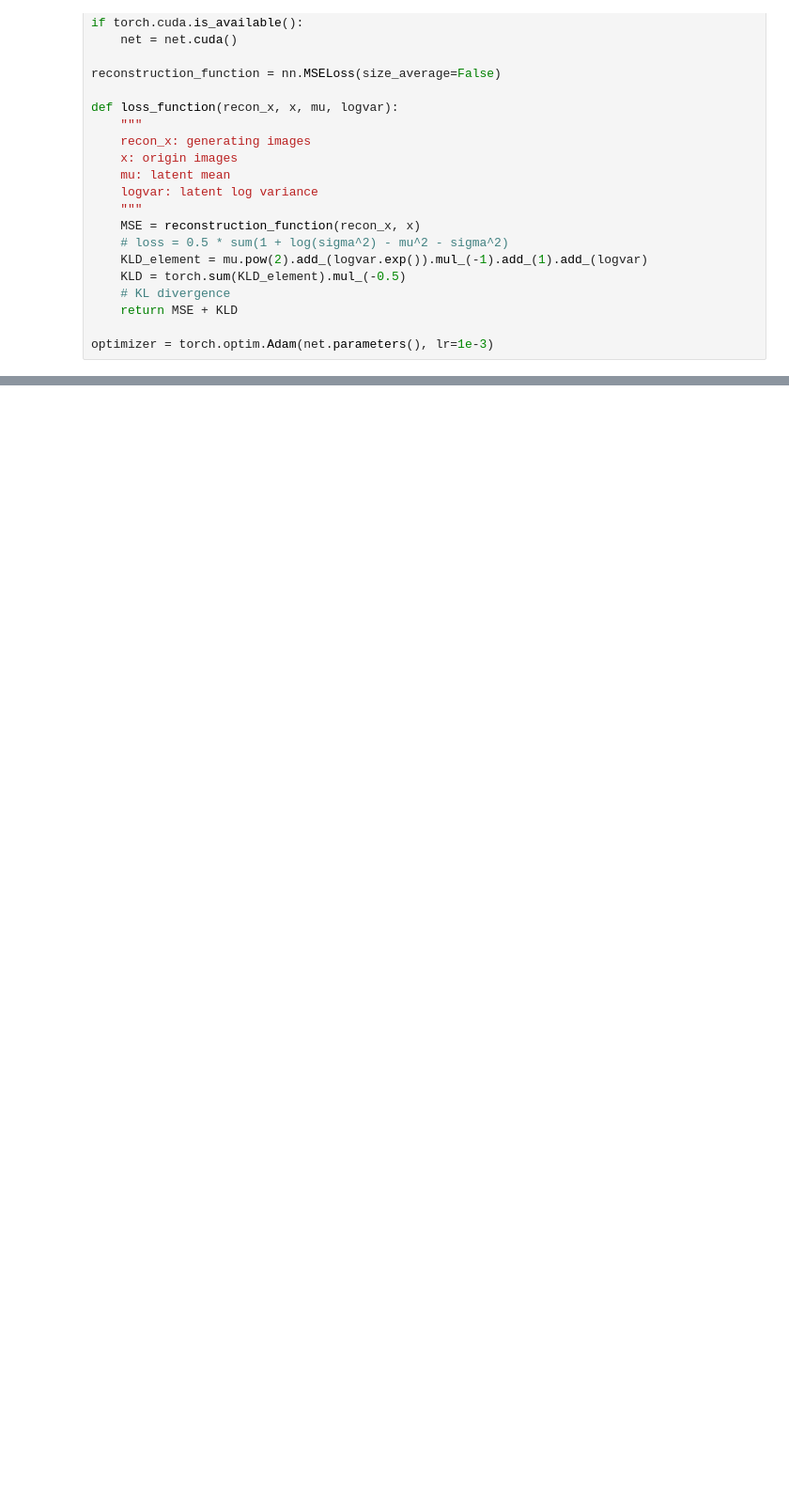
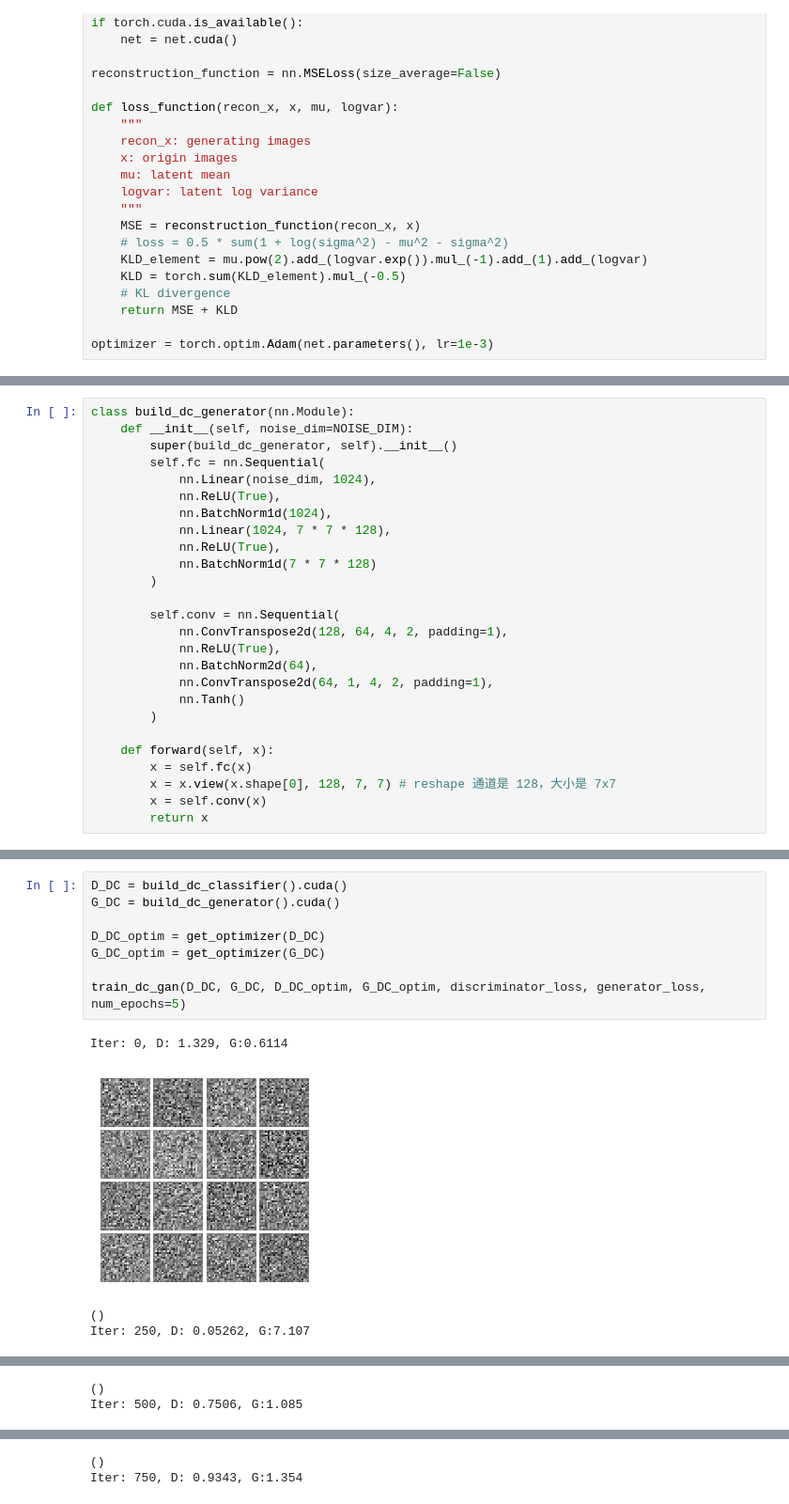
Before and after one commit to vincentgc/Deep-learning, a Jupyter notebook: Basic/GAN.ipynb, the cells around one changed output, grey strips where cells are left out. Shown at 94% size. Drawn from its saved outputs; the diff is of its cells as text; blank space fills up the shorter version.

```diff
--- a/Basic/GAN.ipynb
+++ b/Basic/GAN.ipynb
@@ -265,0 +610,26 @@ optimizer = torch.optim.Adam(net.parameters(), lr=1e-3)
+# %%
+class build_dc_generator(nn.Module):
+    def __init__(self, noise_dim=NOISE_DIM):
+        super(build_dc_generator, self).__init__()
+        self.fc = nn.Sequential(
+            nn.Linear(noise_dim, 1024),
+            nn.ReLU(True),
+            nn.BatchNorm1d(1024),
+            nn.Linear(1024, 7 * 7 * 128),
+            nn.ReLU(True),
+            nn.BatchNorm1d(7 * 7 * 128)
+        )
+
+        self.conv = nn.Sequential(
+            nn.ConvTranspose2d(128, 64, 4, 2, padding=1),
+            nn.ReLU(True),
+            nn.BatchNorm2d(64),
+            nn.ConvTranspose2d(64, 1, 4, 2, padding=1),
+            nn.Tanh()
+        )
+
+    def forward(self, x):
+        x = self.fc(x)
+        x = x.view(x.shape[0], 128, 7, 7) # reshape 通道是 128，大小是 7x7
+        x = self.conv(x)
+        return x
@@ -265,0 +674,13 @@ optimizer = torch.optim.Adam(net.parameters(), lr=1e-3)
+# %%
+D_DC = build_dc_classifier().cuda()
+G_DC = build_dc_generator().cuda()
+
+D_DC_optim = get_optimizer(D_DC)
+G_DC_optim = get_optimizer(G_DC)
+
+train_dc_gan(D_DC, G_DC, D_DC_optim, G_DC_optim, discriminator_loss, generator_loss, num_epochs=5)
+# %% [output]
+Iter: 0, D: 1.329, G:0.6114
+[figure, added]
+()
+Iter: 250, D: 0.05262, G:7.107
@@ -265,0 +688,2 @@ optimizer = torch.optim.Adam(net.parameters(), lr=1e-3)
+()
+Iter: 500, D: 0.7506, G:1.085
@@ -265,0 +691,2 @@ optimizer = torch.optim.Adam(net.parameters(), lr=1e-3)
+()
+Iter: 750, D: 0.9343, G:1.354
```
Also changed, not shown: parts of 22 cells of this notebook, 1 other file.
